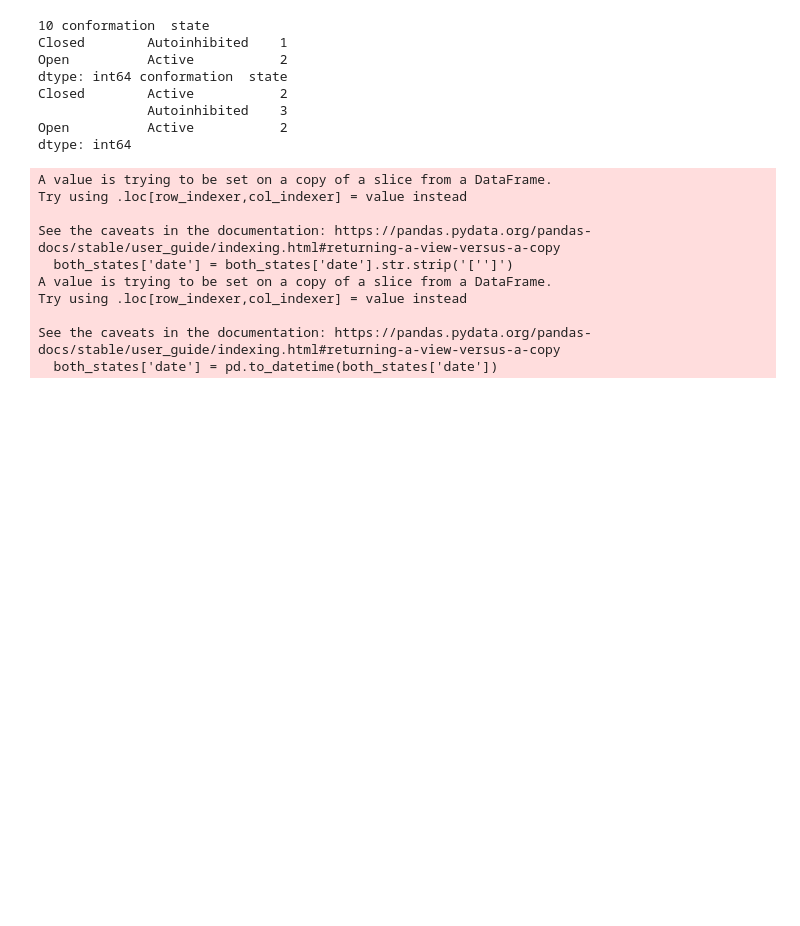
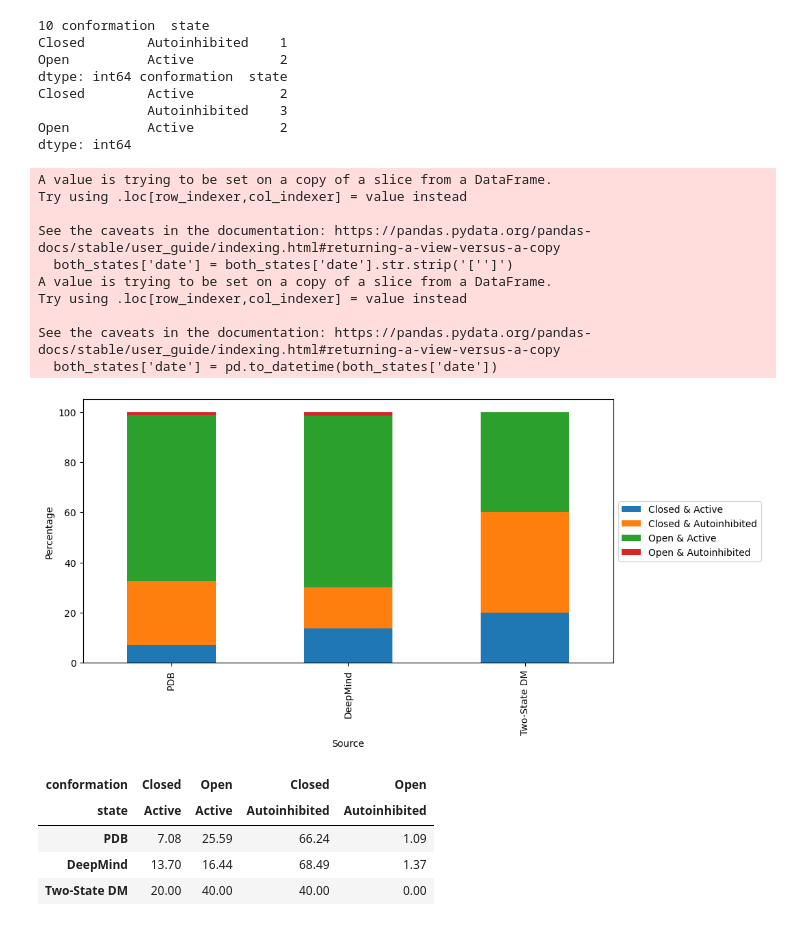
Before and after one commit to jpigles/alphafold-rmsd, a Jupyter notebook: both_states.ipynb, the cells around one changed output. Cells and saved outputs as stored; diff of their text form; code cells hidden in the pictures; blank space fills up the shorter version.

```diff
--- a/both_states.ipynb
+++ b/both_states.ipynb
@@ -141,11 +141,12 @@ print('Greater than 15: ', num_combos_greater)
 print('Less than 15', num_combos)
 
 greater_15 = num_combos_greater.to_frame(name='AF_PDB_nomatch').reset_index()
-less_15 = num_combos.to_frame(name='AF_PDB_match').reset_index()
+aligned_92 = num_combos.to_frame(name='DeepMind').reset_index()
 # Save the dataframe
 # df.to_csv('./project_pipeline/data/deepmind_conf_state.tsv', sep='\t', index=False)
 
 # num_proteins.to_csv('./project_pipeline/data/num_proteins.tsv', sep='\t')
+aligned_92.head()
 # %% [output]
 Number of pdb files: 824 and number of proteins: 123
 92
@@ -447,3 +452,51 @@ Try using .loc[row_indexer,col_indexer] = value instead
 
 See the caveats in the documentation: https://pandas.pydata.org/pandas-docs/stable/user_guide/indexing.html#returning-a-view-versus-a-copy
   both_states['date'] = pd.to_datetime(both_states['date'])
+# %%
+'''
+Here we combine pdb_df, aligned_92, and aligned_18 into one dataframe, flip the rows and columns, and make a bar chart showing
+percentages of each conformation/state combination
+'''
+
+# Combine the dataframes
+combined = pdb_df.merge(aligned_92, on=['conformation', 'state'], how='outer')
+combined = combined.merge(aligned_18, on=['conformation', 'state'], how='outer')
+
+# Fill in any NaN values with 0
+combined = combined.fillna(0)
+
+# Convert the counts to percentages
+combined['PDB'] = combined['PDB'].astype('float')
+combined['DeepMind'] = combined['DeepMind'].astype('float')
+combined['Two-State DM'] = combined['Two-State DM'].astype('float')
+
+combined['PDB'] = round(combined['PDB'] / combined['PDB'].sum() * 100, 2)
+combined['DeepMind'] = round(combined['DeepMind'] / combined['DeepMind'].sum() * 100, 2)
+combined['Two-State DM'] = round(combined['Two-State DM'] / combined['Two-State DM'].sum() * 100, 2)
+
+# Flip the rows and columns
+combined = combined.set_index(['conformation', 'state']).T
+
+# Plot the bar chart using matplotlib
+fig, ax = plt.subplots(figsize=(10, 5))
+combined.plot(kind='bar', stacked=True, ax=ax)
+ax.set_ylabel('Percentage')
+ax.set_xlabel('Source')
+# Fix the placement of the legend
+ax.legend(loc='center left', bbox_to_anchor=(1, 0.5), labels=['Closed & Active', 'Closed & Autoinhibited',
+                                                              'Open & Active', 'Open & Autoinhibited',
+                                                              'Closed & Active', 'Closed & Autoinhibited',
+                                                              'Open & Active', 'Open & Autoinhibited',
+                                                              'Closed & Active', 'Closed & Autoinhibited',
+                                                              'Open &  Active', 'Open & Autoinhibited'])
+
+plt.savefig('./project_pipeline/data/figures/combined_bar_chart.png', dpi=300, bbox_inches='tight')
+plt.show()
+combined.head()
+# %% [output]
+[figure, added]
+| conformation | Closed | Open | Closed | Open |
+| state | Active | Active | Autoinhibited | Autoinhibited |
+| PDB | 7.08 | 25.59 | 66.24 | 1.09 |
+| DeepMind | 13.70 | 16.44 | 68.49 | 1.37 |
+| Two-State DM | 20.00 | 40.00 | 40.00 | 0.00 |
```
Also changed, not shown: parts of 2 cells of this notebook, 15 other files.
